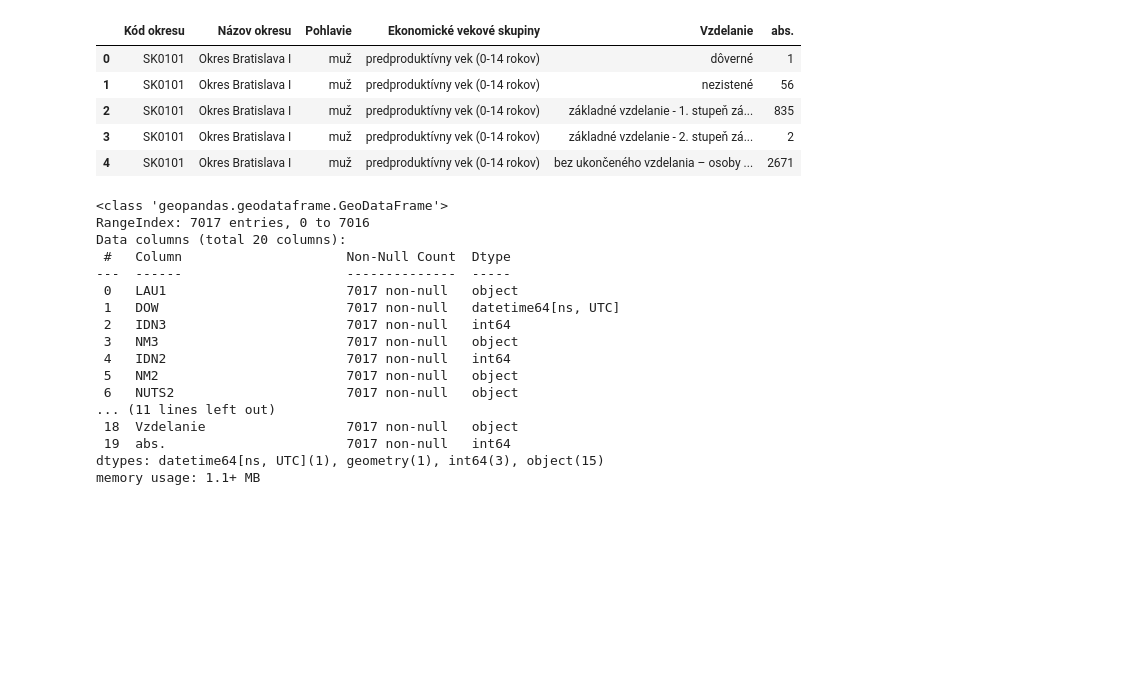
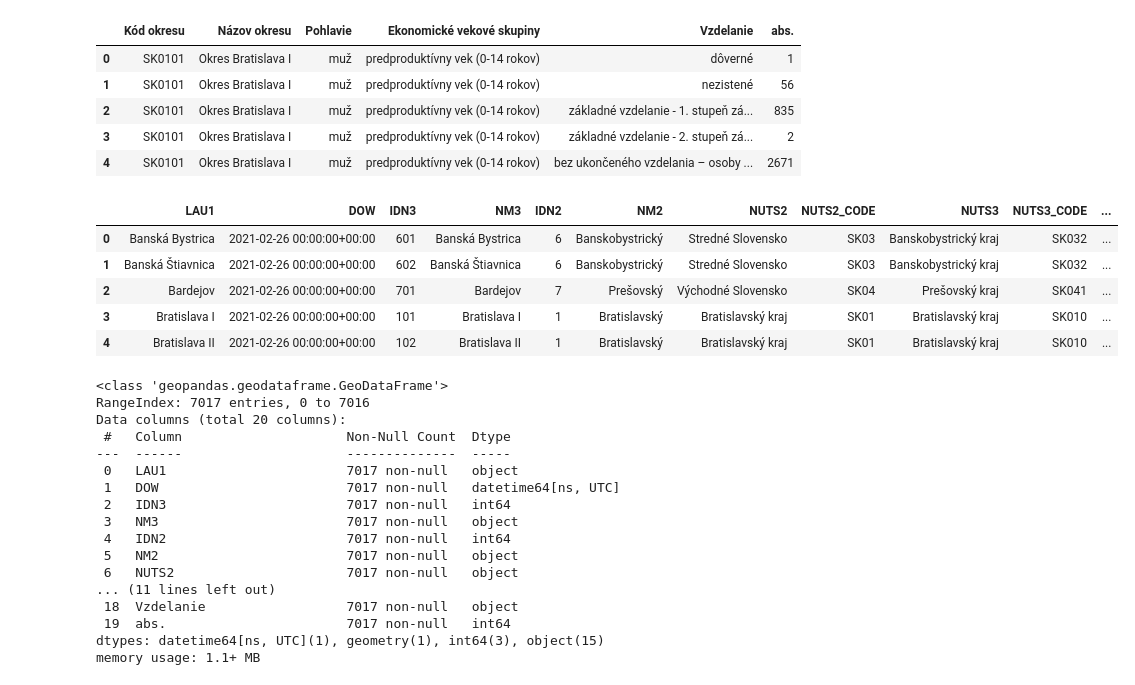
Before and after one commit to AndruKP/mathprofi-education, a Jupyter notebook: nolas.ipynb, the cells around one changed output. Drawn from its saved outputs; the diff is of its cells as text; code cells hidden in the pictures; blank space fills up the shorter version.

```diff
--- a/nolas.ipynb
+++ b/nolas.ipynb
@@ -22,6 +25,14 @@ dataframe.head()
 # %%
 url = "https://bbrejova.github.io/viz/data/districts.json"
 districts = gpd.read_file(url)
+districts.head()
+# %% [output]
+|  | LAU1 | DOW | IDN3 | NM3 | IDN2 | NM2 | NUTS2 | NUTS2_CODE | NUTS3 | NUTS3_CODE | ... |
+| 0 | Banská Bystrica | 2021-02-26 00:00:00+00:00 | 601 | Banská Bystrica | 6 | Banskobystrický | Stredné Slovensko | SK03 | Banskobystrický kraj | SK032 | ... |
+| 1 | Banská Štiavnica | 2021-02-26 00:00:00+00:00 | 602 | Banská Štiavnica | 6 | Banskobystrický | Stredné Slovensko | SK03 | Banskobystrický kraj | SK032 | ... |
+| 2 | Bardejov | 2021-02-26 00:00:00+00:00 | 701 | Bardejov | 7 | Prešovský | Východné Slovensko | SK04 | Prešovský kraj | SK041 | ... |
+| 3 | Bratislava I | 2021-02-26 00:00:00+00:00 | 101 | Bratislava I | 1 | Bratislavský | Bratislavský kraj | SK01 | Bratislavský kraj | SK010 | ... |
+| 4 | Bratislava II | 2021-02-26 00:00:00+00:00 | 102 | Bratislava II | 1 | Bratislavský | Bratislavský kraj | SK01 | Bratislavský kraj | SK010 | ... |
 # %%
 merged = districts.merge(dataframe, right_on='Kód okresu', left_on='LAU1_CODE')
 merged.info()
```
Also changed, not shown: parts of 4 cells of this notebook.
